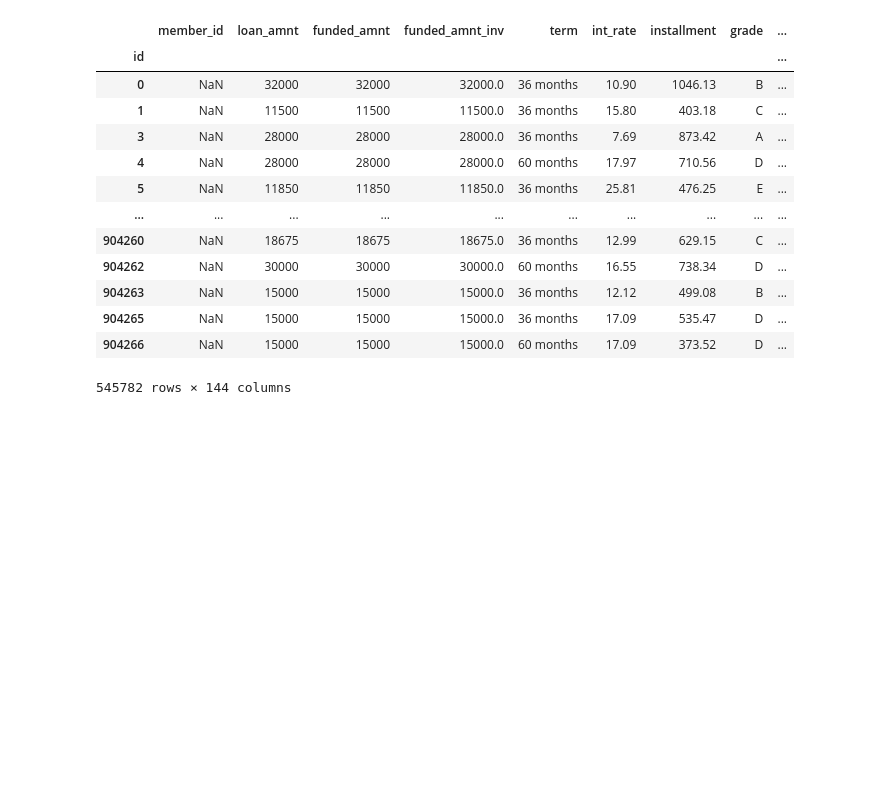
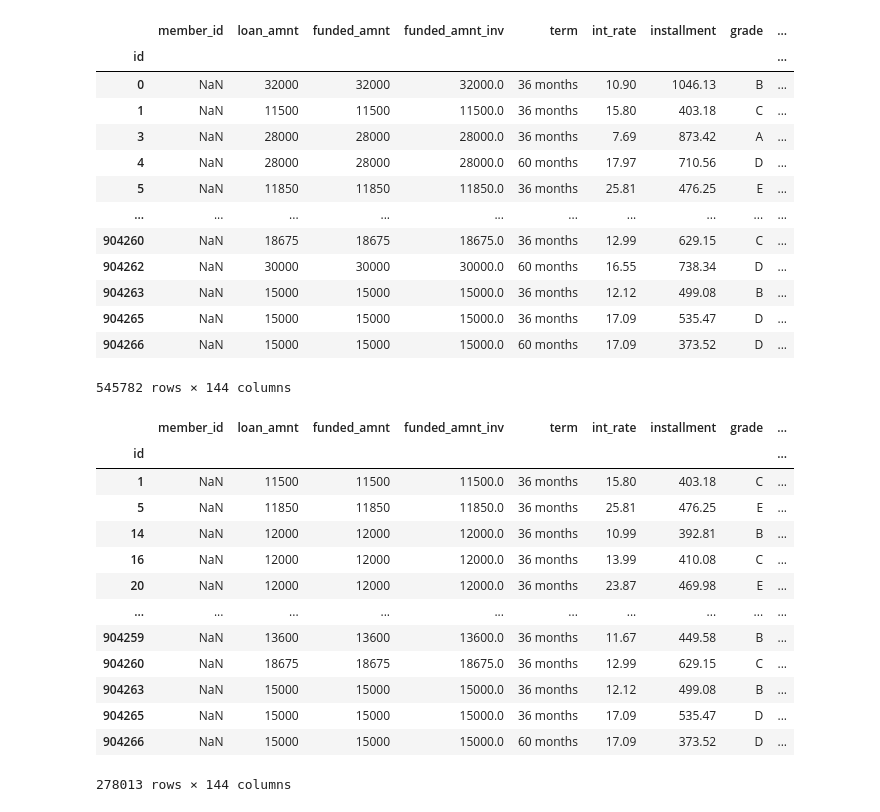
Before and after one commit to ashen007/pandas_data_analysis, a Jupyter notebook: v_2/c_2.ipynb, the cells around one changed output. Cells and saved outputs as stored; diff of their text form; code cells hidden in the pictures; blank space fills up the shorter version.

Commit message:
multiple arithmetic filter

```diff
--- a/v_2/c_2.ipynb
+++ b/v_2/c_2.ipynb
@@ -203,3 +203,21 @@ train[train['loan_amnt'] > 10000]
 | 904265 | NaN | 15000 | 15000 | 15000.0 | 36 months | 17.09 | 535.47 | D | ... |
 | 904266 | NaN | 15000 | 15000 | 15000.0 | 60 months | 17.09 | 373.52 | D | ... |
 545782 rows × 144 columns
+# %%
+# multiple filtering
+train[(train['loan_amnt']>10000) & (train['loan_amnt']<20000)]
+# %% [output]
+|  | member_id | loan_amnt | funded_amnt | funded_amnt_inv | term | int_rate | installment | grade | ... |
+| id |  |  |  |  |  |  |  |  | ... |
+| 1 | NaN | 11500 | 11500 | 11500.0 | 36 months | 15.80 | 403.18 | C | ... |
+| 5 | NaN | 11850 | 11850 | 11850.0 | 36 months | 25.81 | 476.25 | E | ... |
+| 14 | NaN | 12000 | 12000 | 12000.0 | 36 months | 10.99 | 392.81 | B | ... |
+| 16 | NaN | 12000 | 12000 | 12000.0 | 36 months | 13.99 | 410.08 | C | ... |
+| 20 | NaN | 12000 | 12000 | 12000.0 | 36 months | 23.87 | 469.98 | E | ... |
+| ... | ... | ... | ... | ... | ... | ... | ... | ... | ... |
+| 904259 | NaN | 13600 | 13600 | 13600.0 | 36 months | 11.67 | 449.58 | B | ... |
+| 904260 | NaN | 18675 | 18675 | 18675.0 | 36 months | 12.99 | 629.15 | C | ... |
+| 904263 | NaN | 15000 | 15000 | 15000.0 | 36 months | 12.12 | 499.08 | B | ... |
+| 904265 | NaN | 15000 | 15000 | 15000.0 | 36 months | 17.09 | 535.47 | D | ... |
+| 904266 | NaN | 15000 | 15000 | 15000.0 | 60 months | 17.09 | 373.52 | D | ... |
+278013 rows × 144 columns
```
Also changed, not shown: parts of 1 cell of this notebook.
